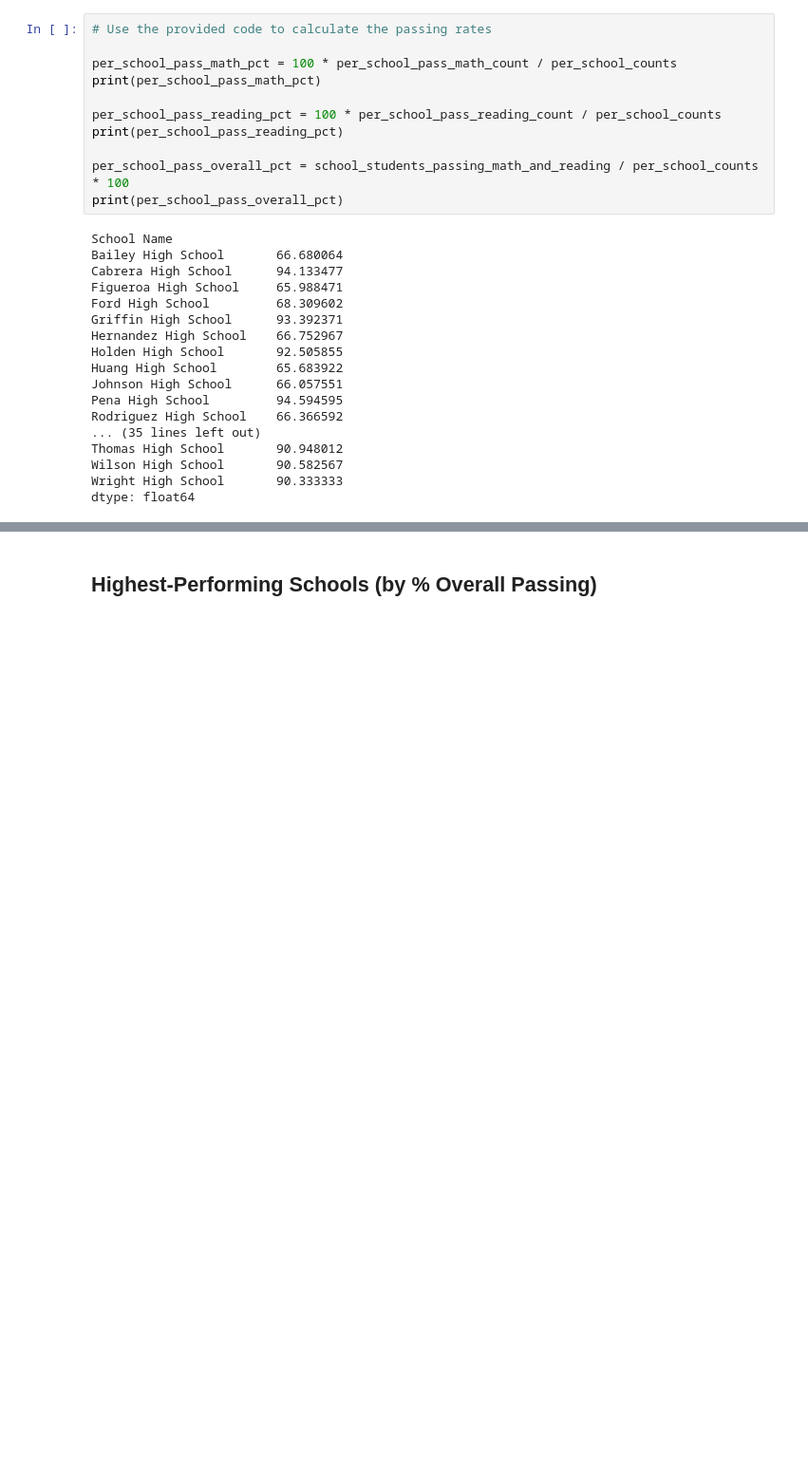
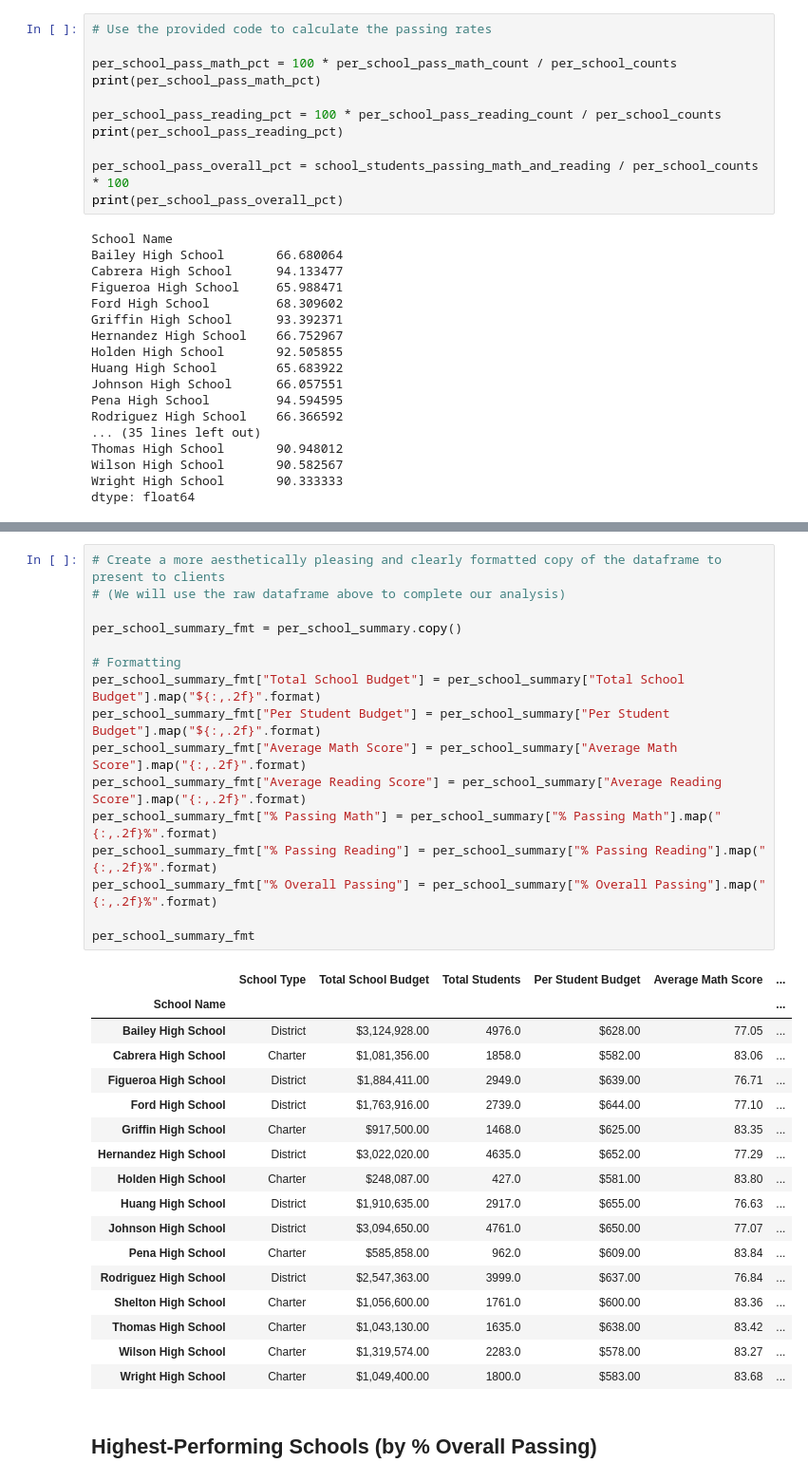
Before and after one commit to laurajanefaulds/pandas-challenge, a Jupyter notebook: PyCitySchools/pycityschools_ljf.ipynb, the cells around one changed output, grey strips where cells are left out. Shown: that part at 95% size. Saved outputs shown, nothing was run; the diff lists cells and outputs as text; blank space fills up the shorter version.

Commit message:
including analysis

```diff
--- a/PyCitySchools/pycityschools_ljf.ipynb
+++ b/PyCitySchools/pycityschools_ljf.ipynb
@@ -394,6 +401,40 @@ per_school_summary
 | Thomas High School | Charter | 1043130.0 | 1635.0 | 638.0 | 83.418349 | ... |
 | Wilson High School | Charter | 1319574.0 | 2283.0 | 578.0 | 83.274201 | ... |
 | Wright High School | Charter | 1049400.0 | 1800.0 | 583.0 | 83.682222 | ... |
+# %%
+# Create a more aesthetically pleasing and clearly formatted copy of the dataframe to present to clients
+# (We will use the raw dataframe above to complete our analysis)
+
+per_school_summary_fmt = per_school_summary.copy()
+
+# Formatting
+per_school_summary_fmt["Total School Budget"] = per_school_summary["Total School Budget"].map("${:,.2f}".format)
+per_school_summary_fmt["Per Student Budget"] = per_school_summary["Per Student Budget"].map("${:,.2f}".format)
+per_school_summary_fmt["Average Math Score"] = per_school_summary["Average Math Score"].map("{:,.2f}".format)
+per_school_summary_fmt["Average Reading Score"] = per_school_summary["Average Reading Score"].map("{:,.2f}".format)
+per_school_summary_fmt["% Passing Math"] = per_school_summary["% Passing Math"].map("{:,.2f}%".format)
+per_school_summary_fmt["% Passing Reading"] = per_school_summary["% Passing Reading"].map("{:,.2f}%".format)
+per_school_summary_fmt["% Overall Passing"] = per_school_summary["% Overall Passing"].map("{:,.2f}%".format)
+
+per_school_summary_fmt
+# %% [output]
+|  | School Type | Total School Budget | Total Students | Per Student Budget | Average Math Score | ... |
+| School Name |  |  |  |  |  | ... |
+| Bailey High School | District | $3,124,928.00 | 4976.0 | $628.00 | 77.05 | ... |
+| Cabrera High School | Charter | $1,081,356.00 | 1858.0 | $582.00 | 83.06 | ... |
+| Figueroa High School | District | $1,884,411.00 | 2949.0 | $639.00 | 76.71 | ... |
+| Ford High School | District | $1,763,916.00 | 2739.0 | $644.00 | 77.10 | ... |
+| Griffin High School | Charter | $917,500.00 | 1468.0 | $625.00 | 83.35 | ... |
+| Hernandez High School | District | $3,022,020.00 | 4635.0 | $652.00 | 77.29 | ... |
+| Holden High School | Charter | $248,087.00 | 427.0 | $581.00 | 83.80 | ... |
+| Huang High School | District | $1,910,635.00 | 2917.0 | $655.00 | 76.63 | ... |
+| Johnson High School | District | $3,094,650.00 | 4761.0 | $650.00 | 77.07 | ... |
+| Pena High School | Charter | $585,858.00 | 962.0 | $609.00 | 83.84 | ... |
+| Rodriguez High School | District | $2,547,363.00 | 3999.0 | $637.00 | 76.84 | ... |
+| Shelton High School | Charter | $1,056,600.00 | 1761.0 | $600.00 | 83.36 | ... |
+| Thomas High School | Charter | $1,043,130.00 | 1635.0 | $638.00 | 83.42 | ... |
+| Wilson High School | Charter | $1,319,574.00 | 2283.0 | $578.00 | 83.27 | ... |
+| Wright High School | Charter | $1,049,400.00 | 1800.0 | $583.00 | 83.68 | ... |
 # %% [markdown]
 ## Highest-Performing Schools (by % Overall Passing)
 # %%
```
Also changed, not shown: parts of 10 cells of this notebook.
